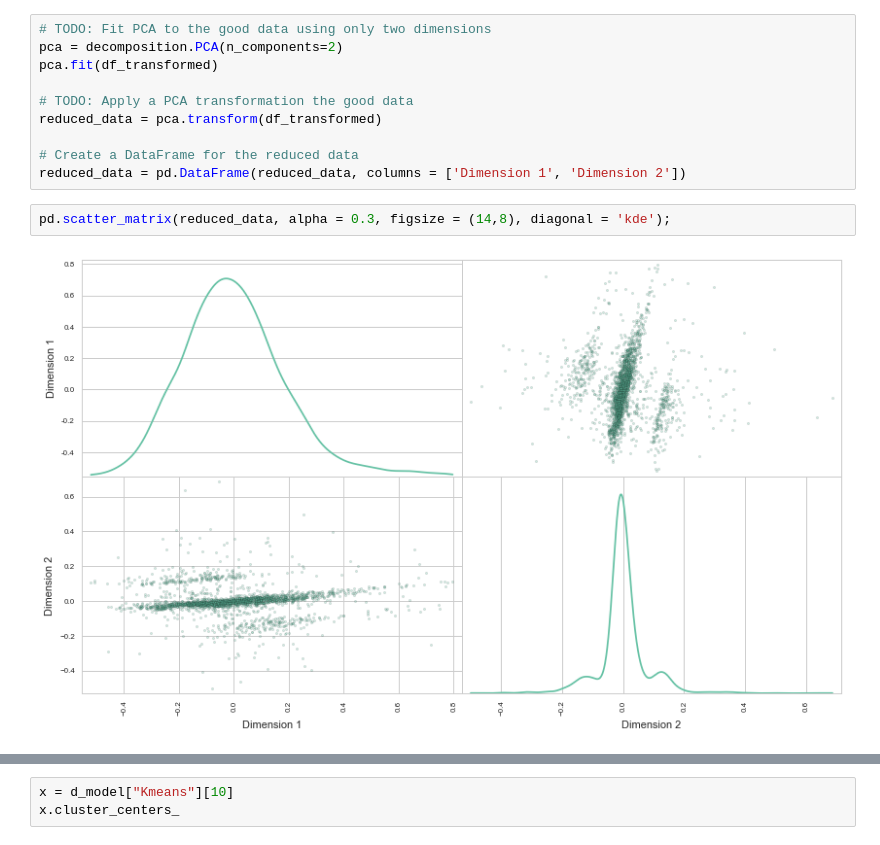
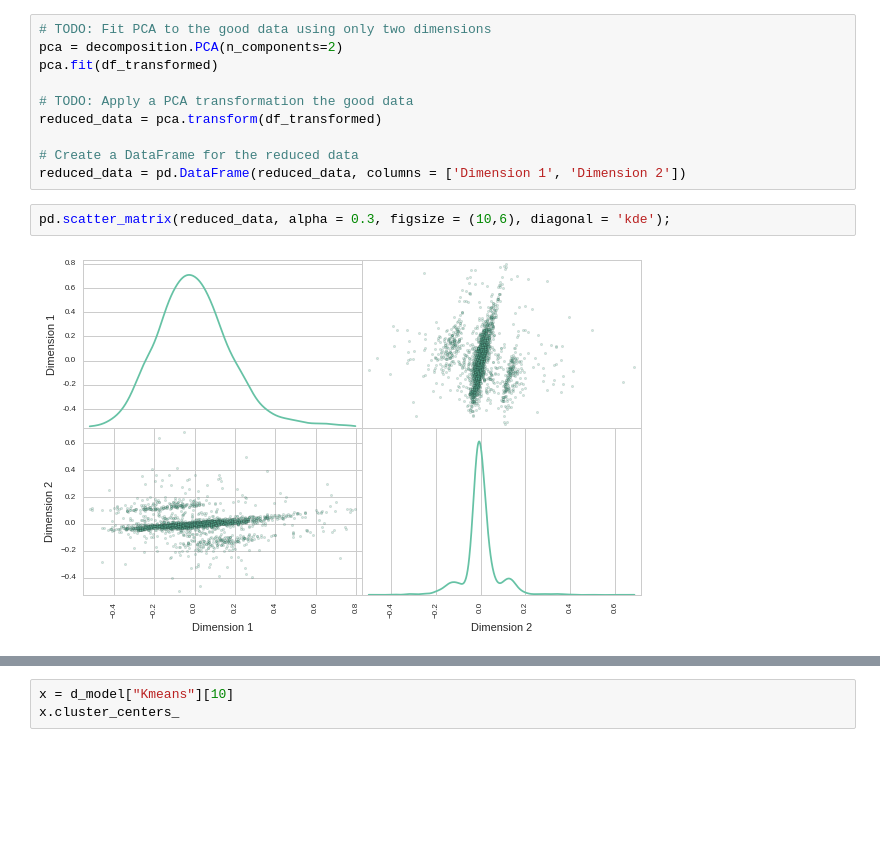
Before and after one commit to ucaiado/QLearning_Trading, a Jupyter notebook: learning_trade.ipynb, the cells around one changed output, grey strips where cells are left out. Saved outputs shown, nothing was run; the diff lists cells and outputs as text; blank space fills up the shorter version.

```diff
--- a/learning_trade.ipynb
+++ b/learning_trade.ipynb
@@ -407,9 +405,9 @@ reduced_data = pca.transform(df_transformed)
 # Create a DataFrame for the reduced data
 reduced_data = pd.DataFrame(reduced_data, columns = ['Dimension 1', 'Dimension 2'])
 # %%
-pd.scatter_matrix(reduced_data, alpha = 0.3, figsize = (14,8), diagonal = 'kde');
+pd.scatter_matrix(reduced_data, alpha = 0.3, figsize = (10,6), diagonal = 'kde');
 # %% [output]
-[figure, old version]
+[figure, new version]
 # %%
 from sklearn import metrics
 from sklearn.cluster import KMeans
```
Also changed, not shown: parts of 22 cells of this notebook, 3 other files.
